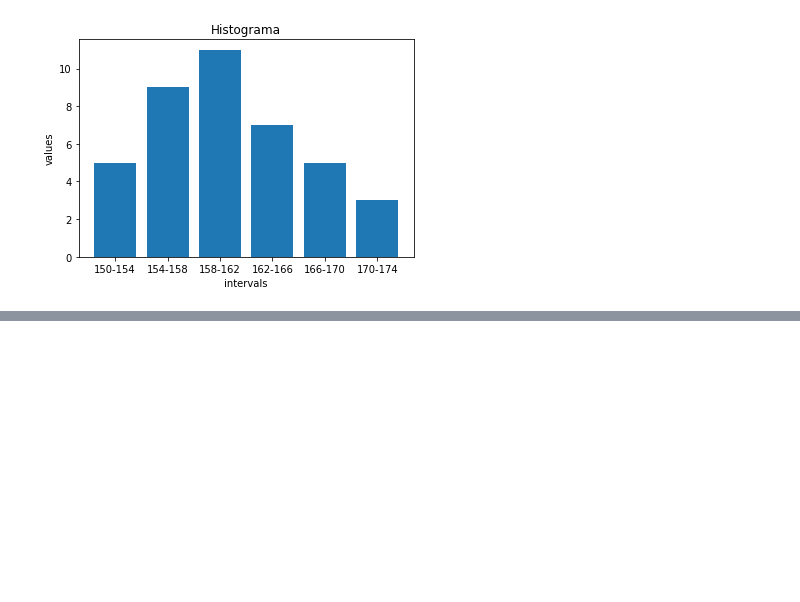
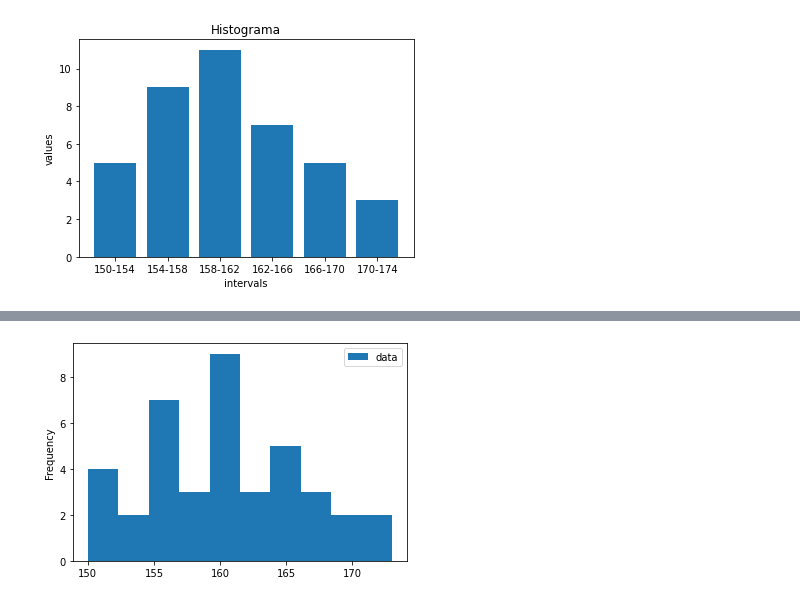
Before and after one commit to miller00315/estatistica_machine_learning, a Jupyter notebook: Distribuição_de_frequência.ipynb, the cells around one changed output, grey strips where cells are left out. Saved outputs shown, nothing was run; the diff lists cells and outputs as text; code cells hidden in the pictures; blank space fills up the shorter version.

```diff
--- a/Distribuição_de_frequência.ipynb
+++ b/Distribuição_de_frequência.ipynb
@@ -124,0 +168,2 @@ plt.ylabel('values');
+# %%
+dataset = pd.DataFrame({'data': data})
@@ -124,0 +179,4 @@ plt.ylabel('values');
+# %%
+dataset.plot.hist();
+# %% [output]
+[figure, added]
```
Also changed, not shown: parts of 31 cells of this notebook.
